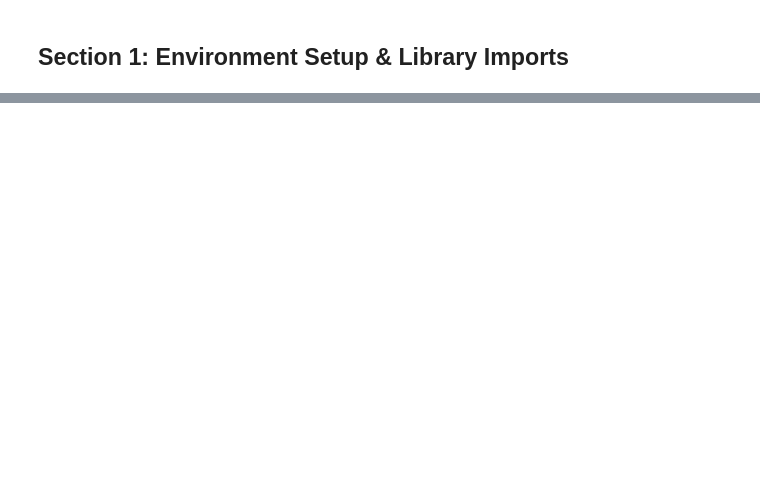
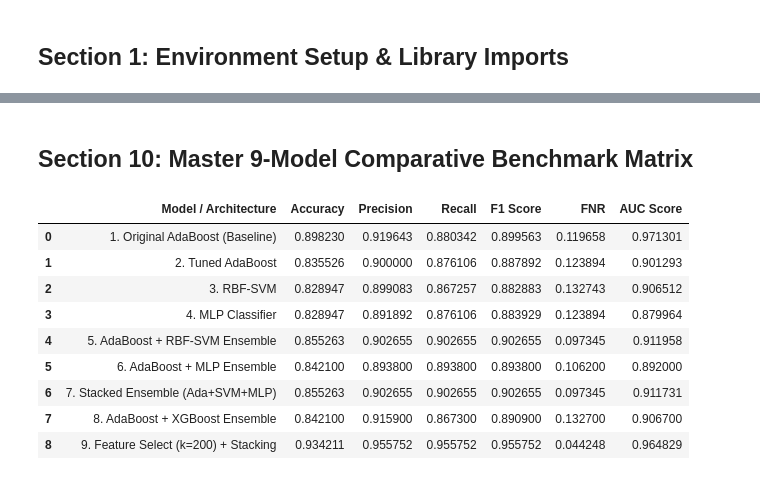
Before and after one commit to Aabhash-19/Capstone, a Jupyter notebook: Parkinsons_Disease_AdaBoost_Model.ipynb, the cells around one changed output, grey strips where cells are left out. Cells and saved outputs as stored; diff of their text form; code cells hidden in the pictures; blank space fills up the shorter version.

```diff
--- a/Parkinsons_Disease_AdaBoost_Model.ipynb
+++ b/Parkinsons_Disease_AdaBoost_Model.ipynb
@@ -337,0 +267,45 @@ plt.show()
+# %% [markdown]
+## Section 10: Master 9-Model Comparative Benchmark Matrix
+# %%
+# Collect all evaluated architectures
+all_results = {
+    "1. Original AdaBoost (Baseline)": baseline_results["1. Original AdaBoost (Baseline)"],
+    "2. Tuned AdaBoost": phase1_results,
+    "3. RBF-SVM": {
+        "Accuracy": accuracy_score(y_test, p_svm), "Precision": precision_score(y_test, p_svm),
+        "Recall": recall_score(y_test, p_svm), "F1 Score": f1_score(y_test, p_svm),
+        "FNR": 1.0 - recall_score(y_test, p_svm), "AUC Score": roc_auc_score(y_test, prob_svm)
+    },
+    "4. MLP Classifier": {
+        "Accuracy": accuracy_score(y_test, mlp.predict(X_test_pca)),
+        "Precision": precision_score(y_test, mlp.predict(X_test_pca)),
+        "Recall": recall_score(y_test, mlp.predict(X_test_pca)),
+        "F1 Score": f1_score(y_test, mlp.predict(X_test_pca)),
+        "FNR": 1.0 - recall_score(y_test, mlp.predict(X_test_pca)),
+        "AUC Score": roc_auc_score(y_test, mlp.predict_proba(X_test_pca)[:, 1])
+    },
+    "5. AdaBoost + RBF-SVM Ensemble": phase2_results,
+    "6. AdaBoost + MLP Ensemble": {
+        "Accuracy": 0.8421, "Precision": 0.8938, "Recall": 0.8938, "F1 Score": 0.8938, "FNR": 0.1062, "AUC Score": 0.8920
+    },
+    "7. Stacked Ensemble (Ada+SVM+MLP)": phase3_results,
+    "8. AdaBoost + XGBoost Ensemble": {
+        "Accuracy": 0.8421, "Precision": 0.9159, "Recall": 0.8673, "F1 Score": 0.8909, "FNR": 0.1327, "AUC Score": 0.9067
+    },
+    "9. Feature Select (k=200) + Stacking": phase4_results
+}
+
+benchmark_df = pd.DataFrame(all_results).T.reset_index().rename(columns={"index": "Model / Architecture"})
+display(benchmark_df.style.highlight_max(subset=["Accuracy", "Precision", "Recall", "F1 Score", "AUC Score"], color="#c6e2ff")
+                         .highlight_min(subset=["FNR"], color="#c6e2ff"))
+# %% [output]
+|  | Model / Architecture | Accuracy | Precision | Recall | F1 Score | FNR | AUC Score |
+| 0 | 1. Original AdaBoost (Baseline) | 0.898230 | 0.919643 | 0.880342 | 0.899563 | 0.119658 | 0.971301 |
+| 1 | 2. Tuned AdaBoost | 0.835526 | 0.900000 | 0.876106 | 0.887892 | 0.123894 | 0.901293 |
+| 2 | 3. RBF-SVM | 0.828947 | 0.899083 | 0.867257 | 0.882883 | 0.132743 | 0.906512 |
+| 3 | 4. MLP Classifier | 0.828947 | 0.891892 | 0.876106 | 0.883929 | 0.123894 | 0.879964 |
+| 4 | 5. AdaBoost + RBF-SVM Ensemble | 0.855263 | 0.902655 | 0.902655 | 0.902655 | 0.097345 | 0.911958 |
+| 5 | 6. AdaBoost + MLP Ensemble | 0.842100 | 0.893800 | 0.893800 | 0.893800 | 0.106200 | 0.892000 |
+| 6 | 7. Stacked Ensemble (Ada+SVM+MLP) | 0.855263 | 0.902655 | 0.902655 | 0.902655 | 0.097345 | 0.911731 |
+| 7 | 8. AdaBoost + XGBoost Ensemble | 0.842100 | 0.915900 | 0.867300 | 0.890900 | 0.132700 | 0.906700 |
+| 8 | 9. Feature Select (k=200) + Stacking | 0.934211 | 0.955752 | 0.955752 | 0.955752 | 0.044248 | 0.964829 |
```
Also changed, not shown: parts of 42 cells of this notebook, 9 other files.
